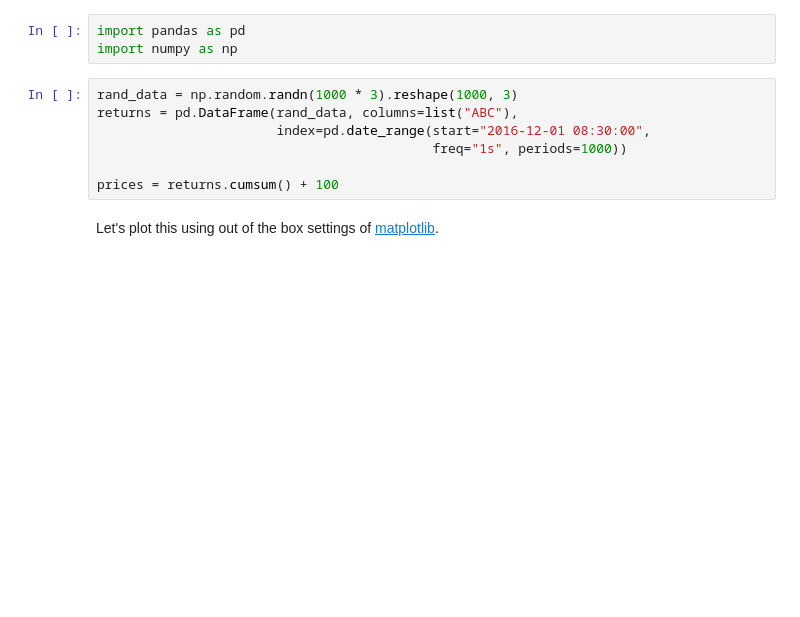
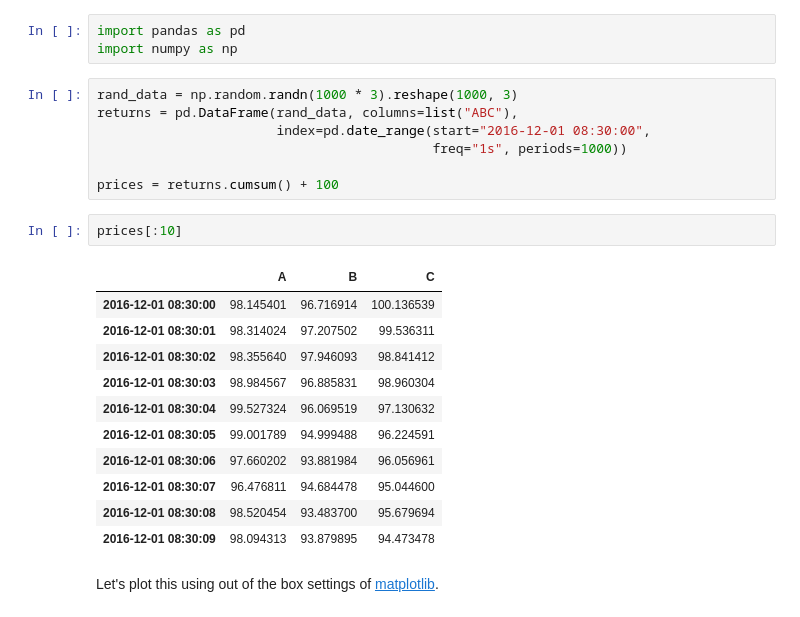
Before and after one commit to kapilsh/personal-website, a Jupyter notebook: articles/mplstyle-tutorial.ipynb, the cells around one changed output. Cells and saved outputs as stored; diff of their text form; blank space fills up the shorter version.

```diff
--- a/articles/mplstyle-tutorial.ipynb
+++ b/articles/mplstyle-tutorial.ipynb
@@ -20,6 +20,20 @@ returns = pd.DataFrame(rand_data, columns=list("ABC"),
                                            freq="1s", periods=1000))
 
 prices = returns.cumsum() + 100
+# %%
+prices[:10]
+# %% [output]
+|  | A | B | C |
+| 2016-12-01 08:30:00 | 98.145401 | 96.716914 | 100.136539 |
+| 2016-12-01 08:30:01 | 98.314024 | 97.207502 | 99.536311 |
+| 2016-12-01 08:30:02 | 98.355640 | 97.946093 | 98.841412 |
+| 2016-12-01 08:30:03 | 98.984567 | 96.885831 | 98.960304 |
+| 2016-12-01 08:30:04 | 99.527324 | 96.069519 | 97.130632 |
+| 2016-12-01 08:30:05 | 99.001789 | 94.999488 | 96.224591 |
+| 2016-12-01 08:30:06 | 97.660202 | 93.881984 | 96.056961 |
+| 2016-12-01 08:30:07 | 96.476811 | 94.684478 | 95.044600 |
+| 2016-12-01 08:30:08 | 98.520454 | 93.483700 | 95.679694 |
+| 2016-12-01 08:30:09 | 98.094313 | 93.879895 | 94.473478 |
 # %% [markdown]
 Let's plot this using out of the box settings of [matplotlib](http://matplotlib.org/).
 # %%
```
Also changed, not shown: parts of 13 cells of this notebook, 10 other files.
